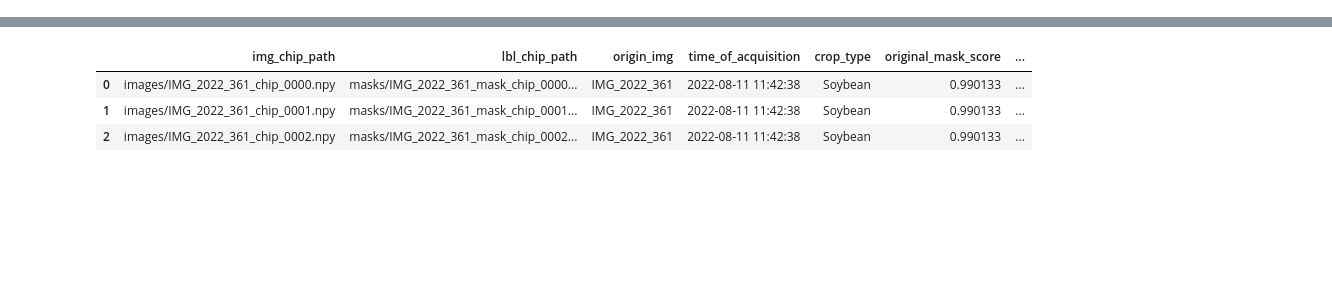
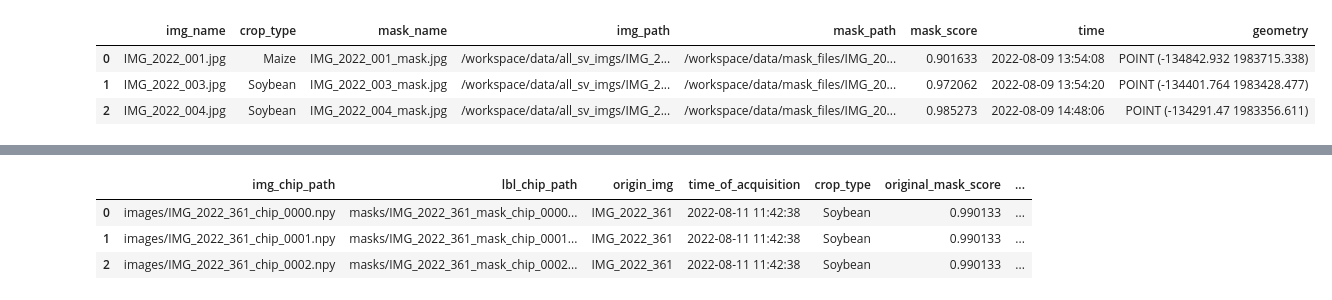
Before and after one commit to hanxLi/streetview_crop_classification, a Jupyter notebook: notebook/training_data_generate.ipynb, the cells around one changed output, grey strips where cells are left out. Drawn from its saved outputs; the diff is of its cells as text; code cells hidden in the pictures; blank space fills up the shorter version.

```diff
--- a/notebook/training_data_generate.ipynb
+++ b/notebook/training_data_generate.ipynb
@@ -35,0 +52,8 @@ gdf_filtered.head()
+# %%
+gdf_filtered = update_paths(gdf_filtered)
+gdf_filtered.head(3)
+# %% [output]
+|  | img_name | crop_type | mask_name | img_path | mask_path | mask_score | time | geometry |
+| 0 | IMG_2022_001.jpg | Maize | IMG_2022_001_mask.jpg | /workspace/data/all_sv_imgs/IMG_2... | /workspace/data/mask_files/IMG_20... | 0.901633 | 2022-08-09 13:54:08 | POINT (-134842.932 1983715.338) |
+| 1 | IMG_2022_003.jpg | Soybean | IMG_2022_003_mask.jpg | /workspace/data/all_sv_imgs/IMG_2... | /workspace/data/mask_files/IMG_20... | 0.972062 | 2022-08-09 13:54:20 | POINT (-134401.764 1983428.477) |
+| 2 | IMG_2022_004.jpg | Soybean | IMG_2022_004_mask.jpg | /workspace/data/all_sv_imgs/IMG_2... | /workspace/data/mask_files/IMG_20... | 0.985273 | 2022-08-09 14:48:06 | POINT (-134291.47 1983356.611) |
```
Also changed, not shown: parts of 27 cells of this notebook, 14 other files.
